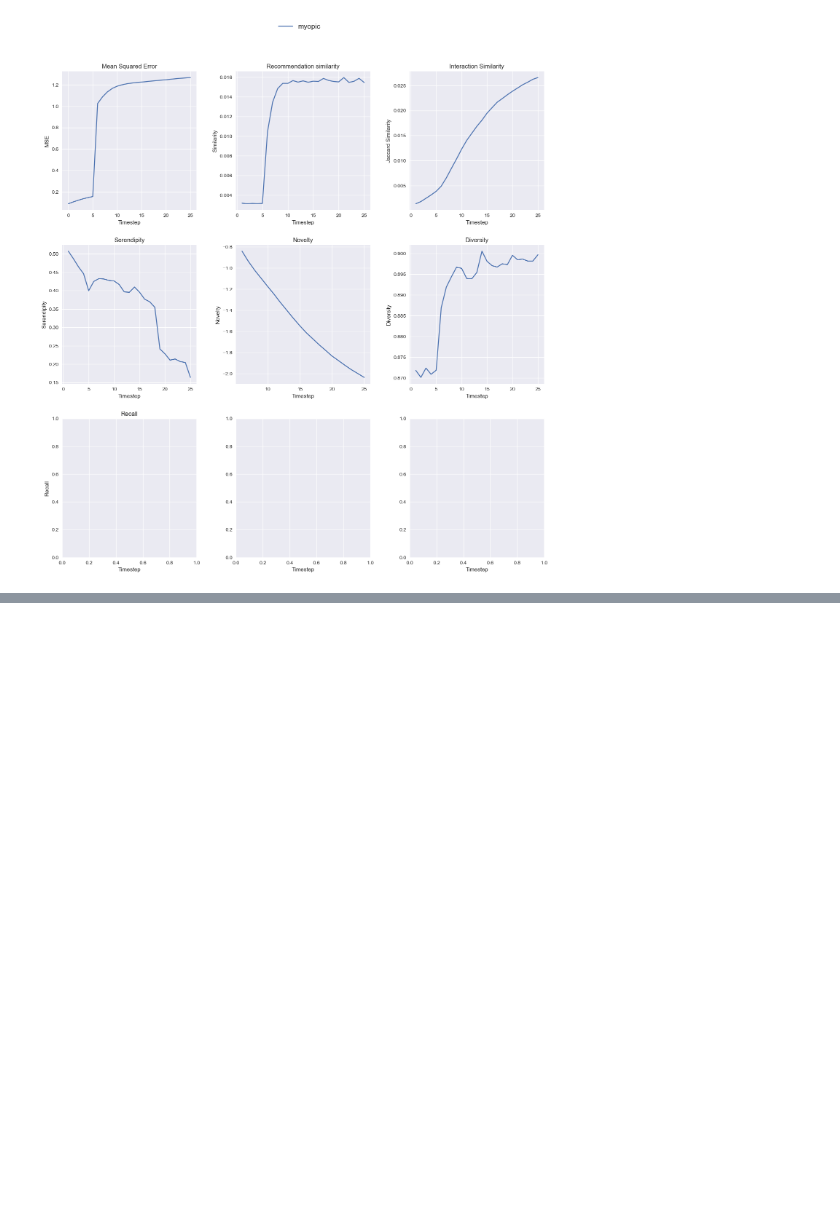
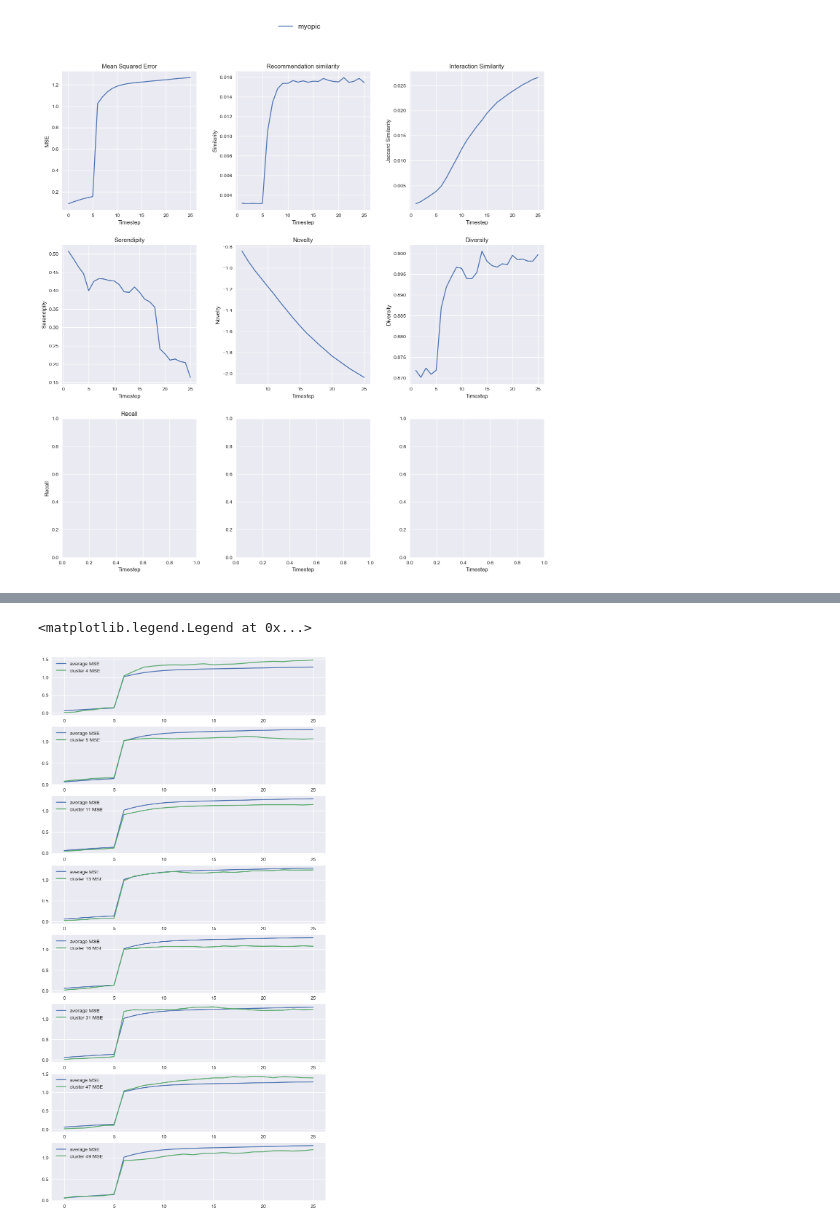
Before and after one commit to jannikjw/fair-recommender-systems, a Jupyter notebook: metric_exploration.ipynb, the cells around one changed output, grey strips where cells are left out. Cells and saved outputs as stored; diff of their text form; code cells hidden in the pictures; blank space fills up the shorter version.

Commit message:
Plots for average MSE vs. user cluster MSE

```diff
--- a/metric_exploration.ipynb
+++ b/metric_exploration.ipynb
@@ -251,0 +213,6 @@ user_mse.shape
+# %%
+# Getting `user_mse` values for each timestep
+measurements = model.get_measurements()
+user_mse = measurements['user_mse']
+user_mse = np.array(user_mse).T
+user_mse.shape
@@ -251,0 +257,4 @@ user_mse.shape
+# %%
+df_user_mse = pd.DataFrame(user_mse)
+df_user_mse['user_cluster'] = user_clusters
+df_user_mse.head()
@@ -251,0 +269,18 @@ user_mse.shape
+# %%
+cluster_mse = df_user_mse.groupby(['user_cluster']).mean()
+all_min_mse_user_clusters = np.unique(cluster_mse.idxmin().values)
+mean_mse = cluster_mse.mean()
+
+fig, ax = plt.subplots(nrows=all_min_mse_user_clusters.size, ncols=1, figsize=(10, 20))
+# print(all_min_mse_user_clusters)
+# cluster_mse[all_min_mse_user_clusters[0]]
+
+for i in range(all_min_mse_user_clusters.size):
+    # print(f"cluster {all_min_mse_user_clusters[i]} MSE")
+    ax[i].plot(mean_mse, label = "average MSE")
+    ax[i].plot(cluster_mse.loc[all_min_mse_user_clusters[i]], label = f"cluster {all_min_mse_user_clusters[i]} MSE")
+    ax[i].legend()
+plt.legend()
+# %% [output]
+<matplotlib.legend.Legend at 0x...>
+[figure, added]
```
Also changed, not shown: parts of 9 cells of this notebook, 1 other file.
